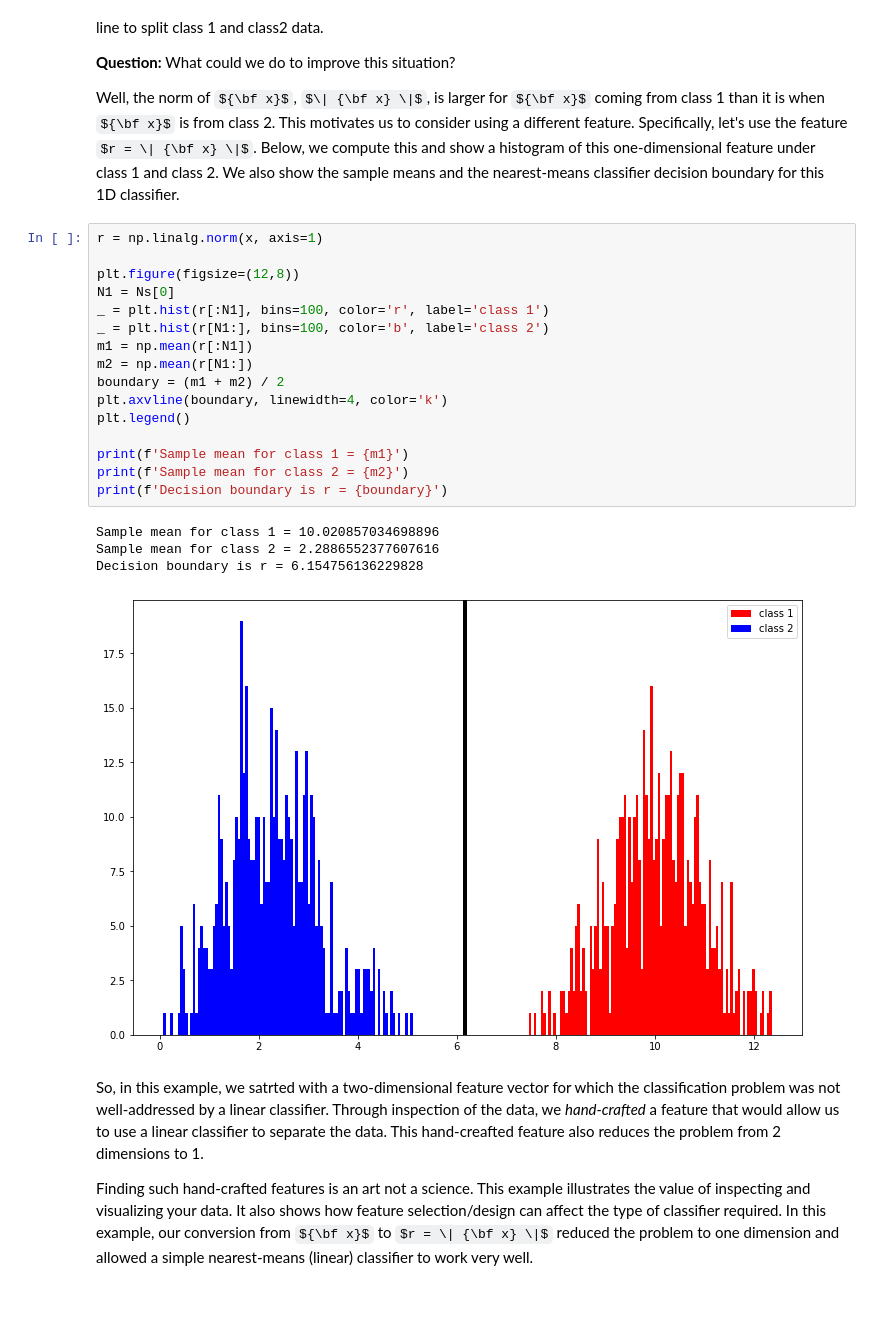
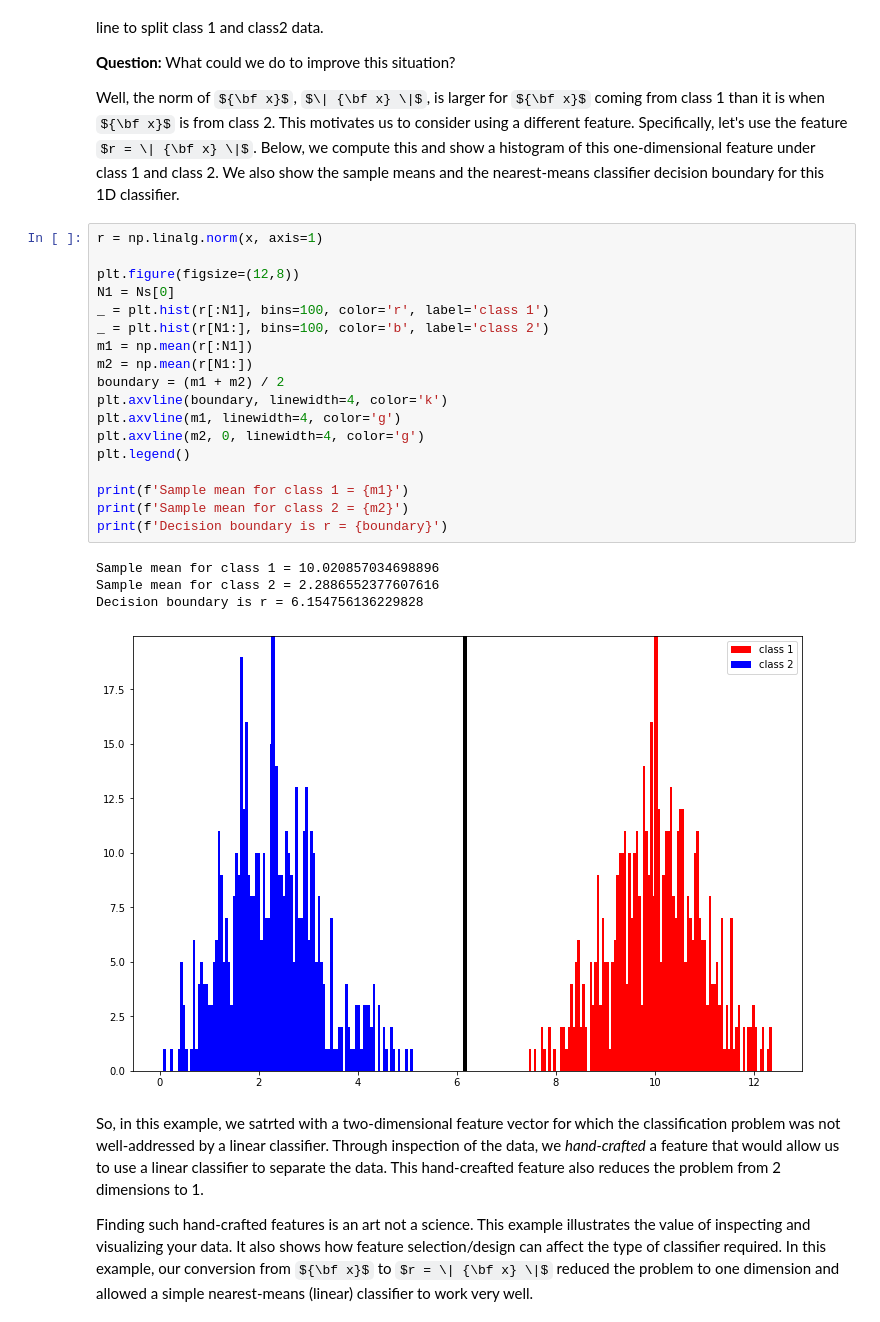
Before and after one commit to keithchugg/ee559_spring2023, a Jupyter notebook: lecture/nearest_means_classifier.ipynb, the cells around one changed output. Cells and saved outputs as stored; diff of their text form; some formulas as TeX source.

```diff
--- a/lecture/nearest_means_classifier.ipynb
+++ b/lecture/nearest_means_classifier.ipynb
@@ -281,24 +281,26 @@ Well, the norm of ${\bf x}$, $\| {\bf x} \|$, is larger for ${\bf x}$ coming fro
 # %%
 r = np.linalg.norm(x, axis=1)
 
 plt.figure(figsize=(12,8))
 N1 = Ns[0]
 _ = plt.hist(r[:N1], bins=100, color='r', label='class 1')
 _ = plt.hist(r[N1:], bins=100, color='b', label='class 2')
 m1 = np.mean(r[:N1])
 m2 = np.mean(r[N1:])
 boundary = (m1 + m2) / 2
 plt.axvline(boundary, linewidth=4, color='k')
+plt.axvline(m1, linewidth=4, color='g')
+plt.axvline(m2, 0, linewidth=4, color='g')
 plt.legend()
 
 print(f'Sample mean for class 1 = {m1}')
 print(f'Sample mean for class 2 = {m2}')
 print(f'Decision boundary is r = {boundary}')
 # %% [output]
 Sample mean for class 1 = 10.020857034698896
 Sample mean for class 2 = 2.2886552377607616
 Decision boundary is r = 6.154756136229828
-[figure, old version]
+[figure, new version]
 # %% [markdown]
 So, in this example, we satrted with a two-dimensional feature vector for which the classification problem was not well-addressed by a linear classifier.  Through inspection of the data, we _hand-crafted_ a feature that would allow us to use a linear classifier to separate the data.  This hand-creafted feature also reduces the problem from 2 dimensions to 1.
 
```
